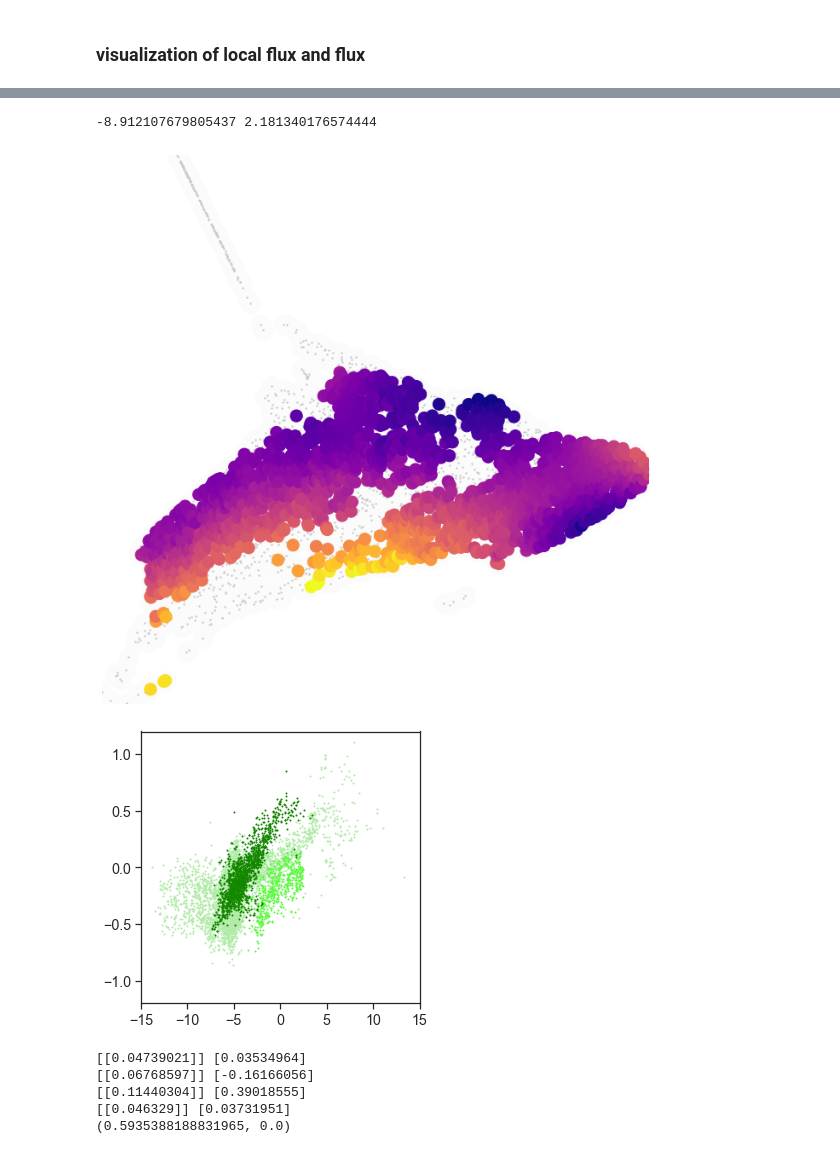
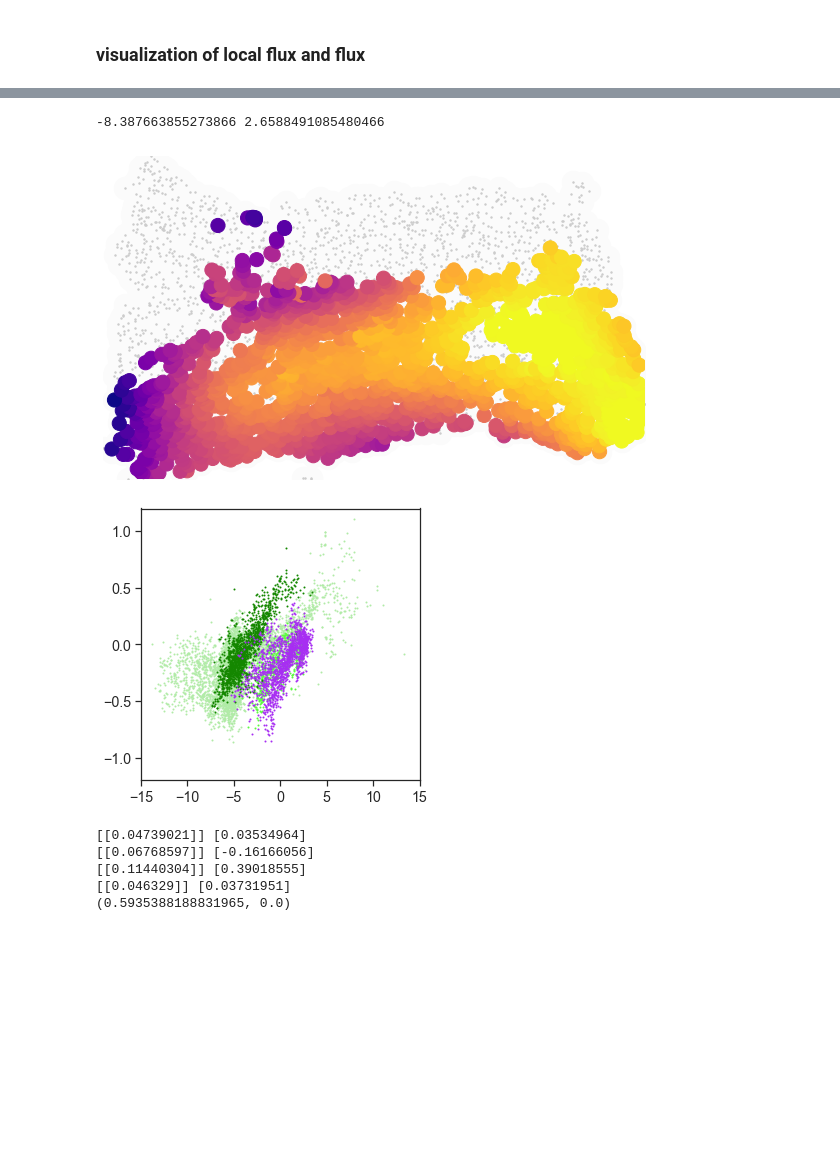
Before and after one commit to tatz-murakami/morphotrack, a Jupyter notebook: scripts/layer_wise_analysis.ipynb, the cells around one changed output, grey strips where cells are left out. Saved outputs shown, nothing was run; the diff lists cells and outputs as text; code cells hidden in the pictures; blank space fills up the shorter version.

```diff
--- a/scripts/layer_wise_analysis.ipynb
+++ b/scripts/layer_wise_analysis.ipynb
@@ -93,7 +98,7 @@ def get_unique_number(list_of_array):
     unique_number = np.unique(sequence)
     return unique_number
 # %%
-track_set = 'track_01'
+track_set = 'track_v2'
 track_ds = tracks[track_set]
 
 scaling_factor = np.asarray([3,0.65,0.65])
@@ -109,7 +114,7 @@ viewer.add_image(track_ds.Total_warped)
 <Image layer 'Image' at 0x...>
 # %%
 # manual determine the position of the layer in d' space
-l_pos = np.asarray([0,44,130,205,224])
+l_pos = np.asarray([0,50,118,205,235])
 layers = ['layer12', 'layer3', 'layer456', 'wm']
 layer_position = {}
 for i, p in enumerate(l_pos[:-1]):
@@ -178,4 +183,5 @@ layer_infos = {
     'track_00':xr.open_dataset('/mnt/ampa_data01/tmurakami/220305_SMA_nuc_middlehuman/morphotrack/layer_info.nc').load(),
     'track_01':xr.open_dataset('/mnt/ampa_data01/tmurakami/220615_slc17a7_nuc_sma_human_03/morphotrack/layer_info.nc').load(),
     'track_02':xr.open_dataset('/mnt/ampa_data01/tmurakami/220715_prefrontal_q1_R01/morphotrack/layer_info.nc').load(),
+    'track_v2':xr.open_dataset('/mnt/ampa_data01/tmurakami/220806_visual_02_R01/morphotrack/layer_info.nc').load(),
 }
@@ -341,7 +337,7 @@ print(stats.pearsonr(np.hstack(flux_l), np.hstack(counts_upper_l)))
 # %%
 ### local flux at layer 4
 # in a flattened surface
-track_set = 'track_02'
+track_set = 'track_v2'
 
 # get values
 X0 = tracks_original[track_set].Seeds.data
@@ -386,7 +382,7 @@ print(vmin, vmax)
 # %%
 ### flux along layers
 # in a flattened surface
-track_set = 'track_02'
+track_set = 'track_v2'
 
 # get values
 X0 = tracks_original[track_set].Seeds.data
@@ -405,42 +401,42 @@ val = ((dist*lf).fillna(0)).sel(warped_time=slice(reference_time,border_time)).s
 
 # normalize for visualization
 fluxes = []
 for tr in layer_infos.keys():
     border_time = layer_infos[tr].Positions.sel(layer='layer456',slice='stop').data
     reference_time = layer_infos[tr].Positions.sel(layer='layer12',slice='start').data
     lf = tracks[tr].Local_flux.copy()
     dist = morphotrack.distance.position2distance_xr(tracks[tr].Warped_position)
     fluxes.append(((dist*lf).fillna(0)).sel(warped_time=slice(reference_time,border_time)).sum(dim='warped_time'))
 
 fluxes = np.hstack(fluxes)
 vmin = np.quantile(fluxes,0.05)
 vmax = np.quantile(fluxes,0.95)
 val[val<vmin] = vmin; val[val>vmax] = vmax
 
 # plotting
 fig, ax = plt.subplots(nrows=1, ncols=1, figsize=(manifold0.max(axis=0) - manifold0.min(axis=0))/50)
 ax.scatter(manifold0[:,0],manifold0[:,1],s=500, c='#fbfbfb')
 ax.scatter(manifold0[:,0],manifold0[:,1],s=2, c='#cccccc')
 ax.scatter(manifold1[:,0],manifold1[:,1],s=200,c=val,cmap='plasma')
 ax.set_xlim([manifold0.min(axis=0)[0], manifold0.max(axis=0)[0]])
 ax.set_ylim([manifold0.min(axis=0)[1], manifold0.max(axis=0)[1]])
 ax.spines['top'].set_visible(False)
 ax.spines['right'].set_visible(False)
 ax.spines['bottom'].set_visible(False)
 ax.spines['left'].set_visible(False)
 ax.get_xaxis().set_ticks([])
 ax.get_yaxis().set_ticks([])
 print(vmin, vmax)
 # %% [output]
--8.912107679805437 2.181340176574444
+-8.387663855273866 2.6588491085480466
-[figure, old version]
+[figure, new version]
 # %%
 from sklearn.linear_model import LinearRegression
 regs = []
 fig, axs = plt.subplots(nrows=1, ncols=1, figsize=(5,5))
 fluxes = []; thick_diffs = []
 
-for track_set in ['track_00','track_01','track_02']: #['track_02']:#
+for track_set in ['track_00','track_01','track_02','track_v2']: #['track_02']:#
     border_time = layer_infos[track_set].Positions.sel(layer='layer456',slice='stop').data
     reference_time = layer_infos[track_set].Positions.sel(layer='layer12',slice='start').data
     dist = morphotrack.distance.position2distance_xr(tracks[track_set].Warped_position)
@@ -474,9 +470,9 @@ fluxes = np.hstack(fluxes)
 thick_diffs = np.hstack(thick_diffs)
 axs.set_xlim([-15, 15]); axs.set_ylim([-1.2, 1.2])
 regs.append(LinearRegression().fit(fluxes[:,np.newaxis], thick_diffs[:,np.newaxis]))
-plt.savefig('/home/tmurakami/Dropbox (Dropbox @RU)/19_publications/Fig5/flux_normdiff_scatter.svg')
+# plt.savefig('/home/tmurakami/Dropbox (Dropbox @RU)/19_publications/Fig5/flux_normdiff_scatter.svg')
 # %% [output]
-[figure, old version]
+[figure, new version]
 # %%
 for i in range(4):
     print(regs[i].coef_,regs[i].intercept_)
```
Also changed, not shown: parts of 9 cells of this notebook, 9 other files.
